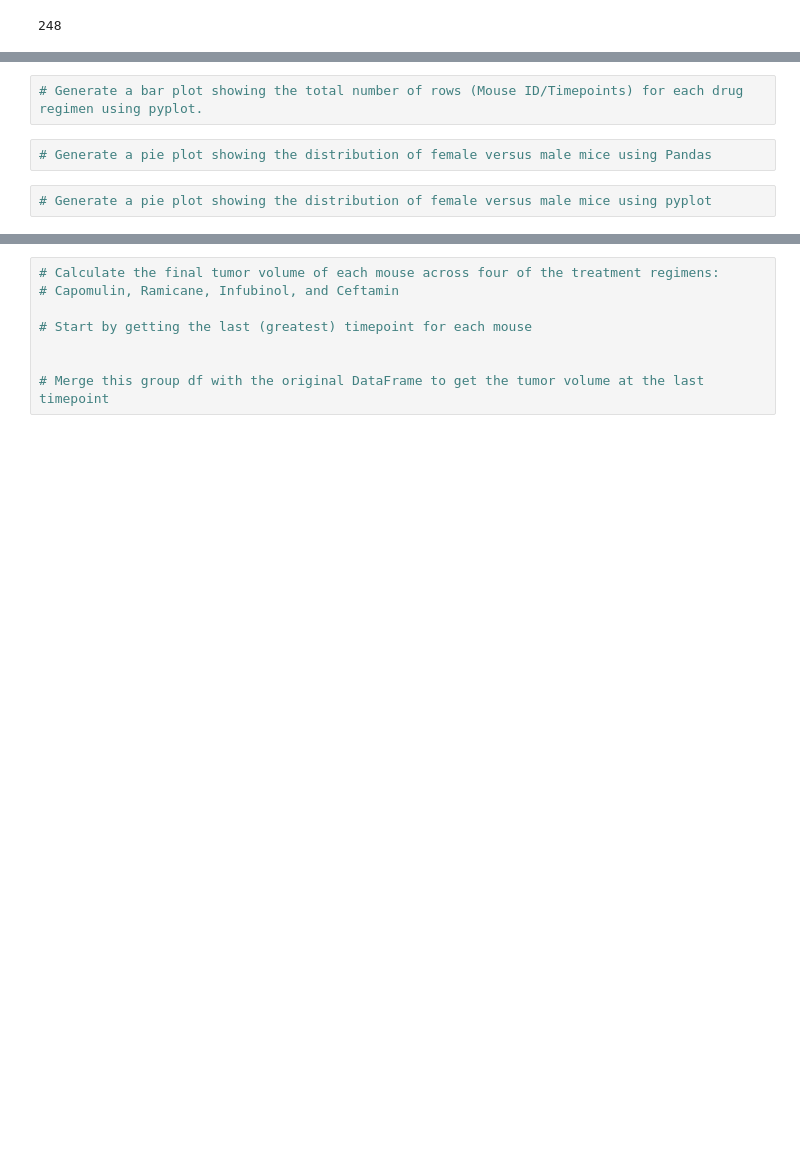
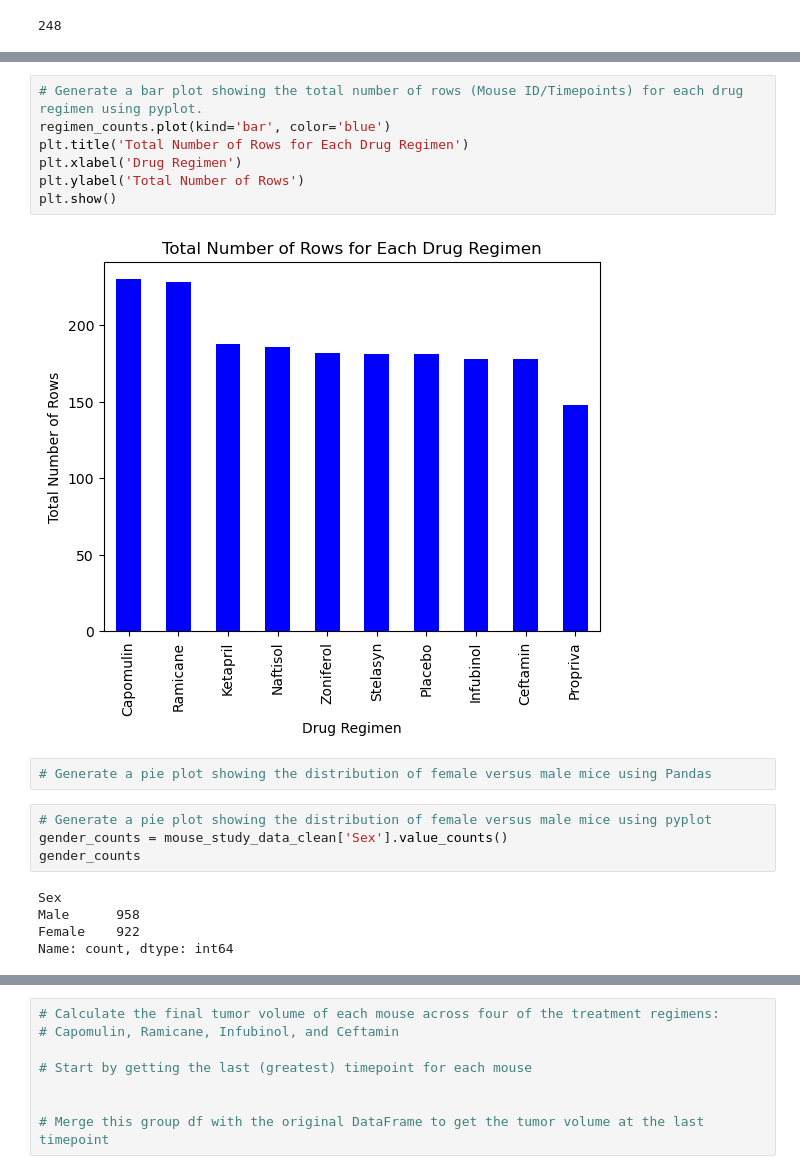
Before and after one commit to HayleyParnell/Data-Visualization-Challenge, a Jupyter notebook: Untitled.ipynb, the cells around one changed output, grey strips where cells are left out. Drawn from its saved outputs; the diff is of its cells as text; blank space fills up the shorter version.

```diff
--- a/Untitled.ipynb
+++ b/Untitled.ipynb
@@ -98,6 +236,20 @@ cleaned_mice_count
-# %%
-# Generate a bar plot showing the total number of rows (Mouse ID/Timepoints) for each drug regimen using pyplot.
 # %%
-# Generate a pie plot showing the distribution of female versus male mice using Pandas
+# Generate a bar plot showing the total number of rows (Mouse ID/Timepoints) for each drug regimen using pyplot.
+regimen_counts.plot(kind='bar', color='blue')
+plt.title('Total Number of Rows for Each Drug Regimen')
+plt.xlabel('Drug Regimen')
+plt.ylabel('Total Number of Rows')
+plt.show()
+# %% [output]
+[figure, added]
+# %%
+# Generate a pie plot showing the distribution of female versus male mice using Pandas
 # %%
 # Generate a pie plot showing the distribution of female versus male mice using pyplot
+gender_counts = mouse_study_data_clean['Sex'].value_counts()
+gender_counts
+# %% [output]
+Sex
+Male      958
+Female    922
+Name: count, dtype: int64
```
Also changed, not shown: parts of 11 cells of this notebook.
